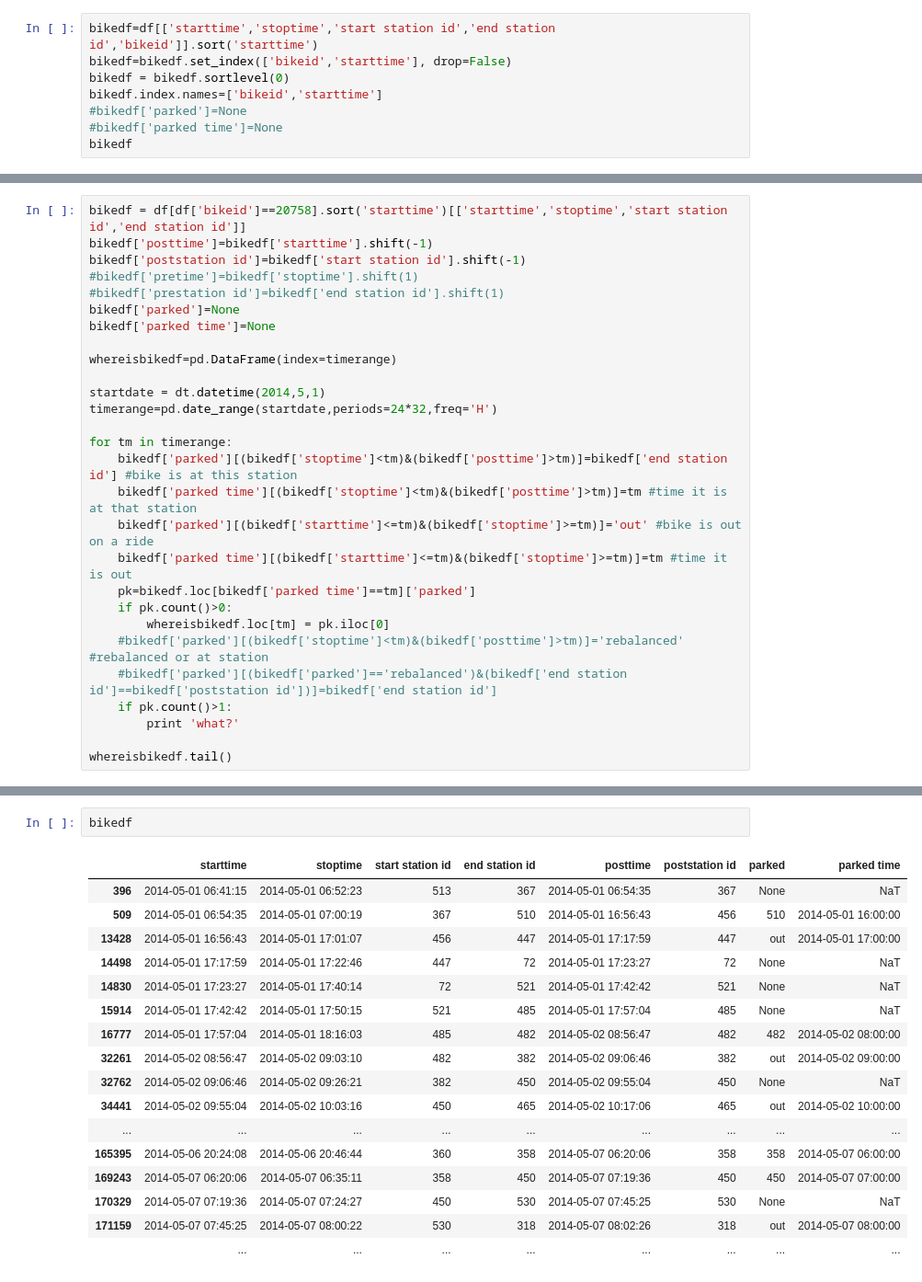
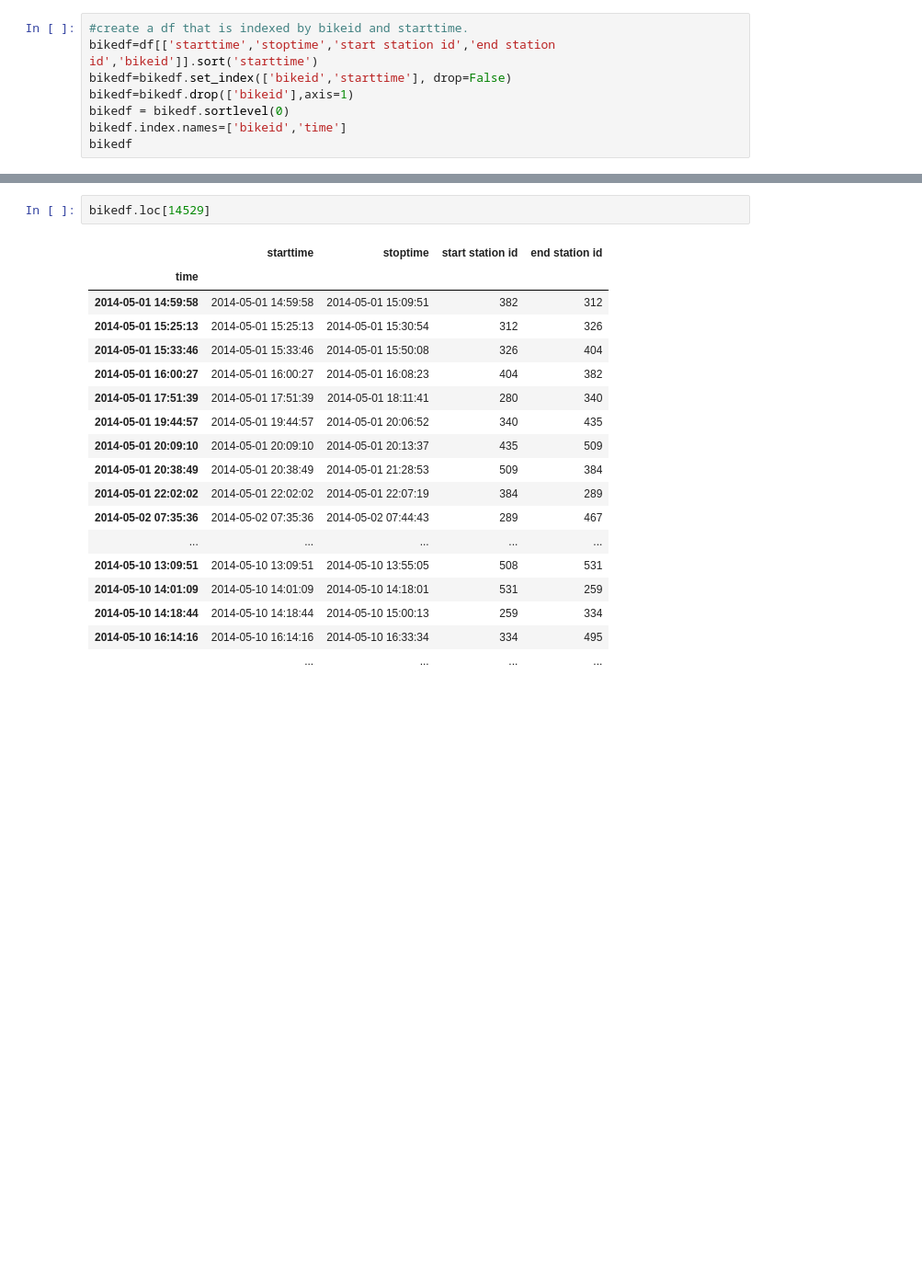
Before and after one commit to deenapatel/citibike, a Jupyter notebook: Citibike.ipynb, the cells around one changed output, grey strips where cells are left out. Shown: that part at 92% size. Saved outputs shown, nothing was run; the diff lists cells and outputs as text; blank space fills up the shorter version.

Commit message:
outputs table of station numbers for each bike id and time

```diff
--- a/Citibike.ipynb
+++ b/Citibike.ipynb
@@ -53,11 +32,11 @@ df.groupby('bikeid').count()
 |  | ... | ... | ... | ... | ... | ... | ... |
 6186 rows × 15 columns
 # %%
+#create a df that is indexed by bikeid and starttime.
 bikedf=df[['starttime','stoptime','start station id','end station id','bikeid']].sort('starttime')
 bikedf=bikedf.set_index(['bikeid','starttime'], drop=False)
+bikedf=bikedf.drop(['bikeid'],axis=1)
 bikedf = bikedf.sortlevel(0)
-bikedf.index.names=['bikeid','starttime']
-#bikedf['parked']=None
-#bikedf['parked time']=None
+bikedf.index.names=['bikeid','time']
 bikedf
 # %% [output]
@@ -122,28 +61,0 @@ KeyError: 'the label [14529] is not in the [index]'
-# %%
-bikedf = df[df['bikeid']==20758].sort('starttime')[['starttime','stoptime','start station id','end station id']]
-bikedf['posttime']=bikedf['starttime'].shift(-1)
-bikedf['poststation id']=bikedf['start station id'].shift(-1)
-#bikedf['pretime']=bikedf['stoptime'].shift(1)
-#bikedf['prestation id']=bikedf['end station id'].shift(1)
-bikedf['parked']=None
-bikedf['parked time']=None
-
-whereisbikedf=pd.DataFrame(index=timerange)
-
-startdate = dt.datetime(2014,5,1)
-timerange=pd.date_range(startdate,periods=24*32,freq='H')
-
-for tm in timerange:
-    bikedf['parked'][(bikedf['stoptime']<tm)&(bikedf['posttime']>tm)]=bikedf['end station id'] #bike is at this station
-    bikedf['parked time'][(bikedf['stoptime']<tm)&(bikedf['posttime']>tm)]=tm #time it is at that station
-    bikedf['parked'][(bikedf['starttime']<=tm)&(bikedf['stoptime']>=tm)]='out' #bike is out on a ride
-    bikedf['parked time'][(bikedf['starttime']<=tm)&(bikedf['stoptime']>=tm)]=tm #time it is out
-    pk=bikedf.loc[bikedf['parked time']==tm]['parked']
-    if pk.count()>0:
-        whereisbikedf.loc[tm] = pk.iloc[0]
-    #bikedf['parked'][(bikedf['stoptime']<tm)&(bikedf['posttime']>tm)]='rebalanced' #rebalanced or at station
-    #bikedf['parked'][(bikedf['parked']=='rebalanced')&(bikedf['end station id']==bikedf['poststation id'])]=bikedf['end station id']
-    if pk.count()>1:
-        print 'what?'
-
-whereisbikedf.tail()
@@ -153,20 +62,21 @@ whereisbikedf.tail()
 # %%
-bikedf
+bikedf.loc[14529]
 # %% [output]
-|  | starttime | stoptime | start station id | end station id | posttime | poststation id | parked | parked time |
-| 396 | 2014-05-01 06:41:15 | 2014-05-01 06:52:23 | 513 | 367 | 2014-05-01 06:54:35 | 367 | None | NaT |
-| 509 | 2014-05-01 06:54:35 | 2014-05-01 07:00:19 | 367 | 510 | 2014-05-01 16:56:43 | 456 | 510 | 2014-05-01 16:00:00 |
-| 13428 | 2014-05-01 16:56:43 | 2014-05-01 17:01:07 | 456 | 447 | 2014-05-01 17:17:59 | 447 | out | 2014-05-01 17:00:00 |
-| 14498 | 2014-05-01 17:17:59 | 2014-05-01 17:22:46 | 447 | 72 | 2014-05-01 17:23:27 | 72 | None | NaT |
-| 14830 | 2014-05-01 17:23:27 | 2014-05-01 17:40:14 | 72 | 521 | 2014-05-01 17:42:42 | 521 | None | NaT |
-| 15914 | 2014-05-01 17:42:42 | 2014-05-01 17:50:15 | 521 | 485 | 2014-05-01 17:57:04 | 485 | None | NaT |
-| 16777 | 2014-05-01 17:57:04 | 2014-05-01 18:16:03 | 485 | 482 | 2014-05-02 08:56:47 | 482 | 482 | 2014-05-02 08:00:00 |
-| 32261 | 2014-05-02 08:56:47 | 2014-05-02 09:03:10 | 482 | 382 | 2014-05-02 09:06:46 | 382 | out | 2014-05-02 09:00:00 |
-| 32762 | 2014-05-02 09:06:46 | 2014-05-02 09:26:21 | 382 | 450 | 2014-05-02 09:55:04 | 450 | None | NaT |
-| 34441 | 2014-05-02 09:55:04 | 2014-05-02 10:03:16 | 450 | 465 | 2014-05-02 10:17:06 | 465 | out | 2014-05-02 10:00:00 |
-| ... | ... | ... | ... | ... | ... | ... | ... | ... |
-| 165395 | 2014-05-06 20:24:08 | 2014-05-06 20:46:44 | 360 | 358 | 2014-05-07 06:20:06 | 358 | 358 | 2014-05-07 06:00:00 |
-| 169243 | 2014-05-07 06:20:06 | 2014-05-07 06:35:11 | 358 | 450 | 2014-05-07 07:19:36 | 450 | 450 | 2014-05-07 07:00:00 |
-| 170329 | 2014-05-07 07:19:36 | 2014-05-07 07:24:27 | 450 | 530 | 2014-05-07 07:45:25 | 530 | None | NaT |
-| 171159 | 2014-05-07 07:45:25 | 2014-05-07 08:00:22 | 530 | 318 | 2014-05-07 08:02:26 | 318 | out | 2014-05-07 08:00:00 |
-|  | ... | ... | ... | ... | ... | ... | ... | ... |
+|  | starttime | stoptime | start station id | end station id |
+| time |  |  |  |  |
+| 2014-05-01 14:59:58 | 2014-05-01 14:59:58 | 2014-05-01 15:09:51 | 382 | 312 |
+| 2014-05-01 15:25:13 | 2014-05-01 15:25:13 | 2014-05-01 15:30:54 | 312 | 326 |
+| 2014-05-01 15:33:46 | 2014-05-01 15:33:46 | 2014-05-01 15:50:08 | 326 | 404 |
+| 2014-05-01 16:00:27 | 2014-05-01 16:00:27 | 2014-05-01 16:08:23 | 404 | 382 |
+| 2014-05-01 17:51:39 | 2014-05-01 17:51:39 | 2014-05-01 18:11:41 | 280 | 340 |
+| 2014-05-01 19:44:57 | 2014-05-01 19:44:57 | 2014-05-01 20:06:52 | 340 | 435 |
+| 2014-05-01 20:09:10 | 2014-05-01 20:09:10 | 2014-05-01 20:13:37 | 435 | 509 |
+| 2014-05-01 20:38:49 | 2014-05-01 20:38:49 | 2014-05-01 21:28:53 | 509 | 384 |
+| 2014-05-01 22:02:02 | 2014-05-01 22:02:02 | 2014-05-01 22:07:19 | 384 | 289 |
+| 2014-05-02 07:35:36 | 2014-05-02 07:35:36 | 2014-05-02 07:44:43 | 289 | 467 |
+| ... | ... | ... | ... | ... |
+| 2014-05-10 13:09:51 | 2014-05-10 13:09:51 | 2014-05-10 13:55:05 | 508 | 531 |
+| 2014-05-10 14:01:09 | 2014-05-10 14:01:09 | 2014-05-10 14:18:01 | 531 | 259 |
+| 2014-05-10 14:18:44 | 2014-05-10 14:18:44 | 2014-05-10 15:00:13 | 259 | 334 |
+| 2014-05-10 16:14:16 | 2014-05-10 16:14:16 | 2014-05-10 16:33:34 | 334 | 495 |
+|  | ... | ... | ... | ... |
```
Also changed, not shown: parts of 32 cells of this notebook.
